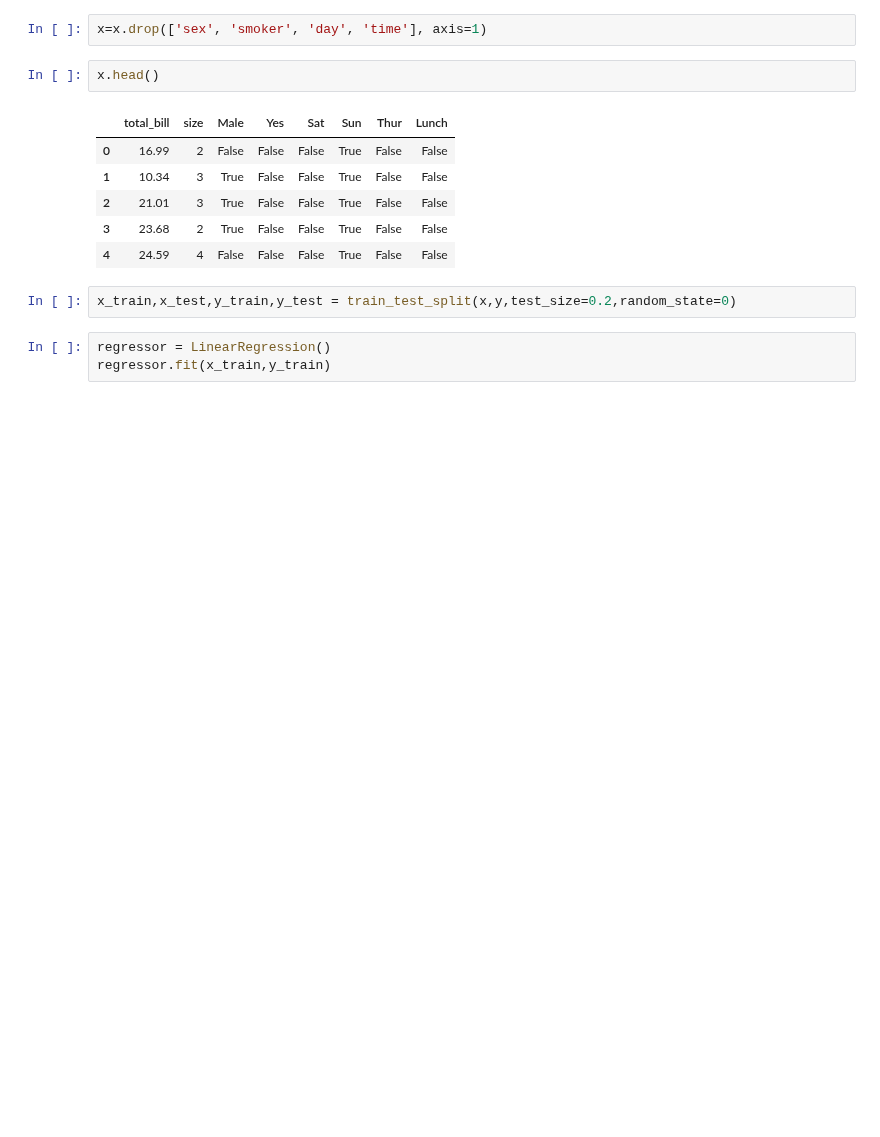
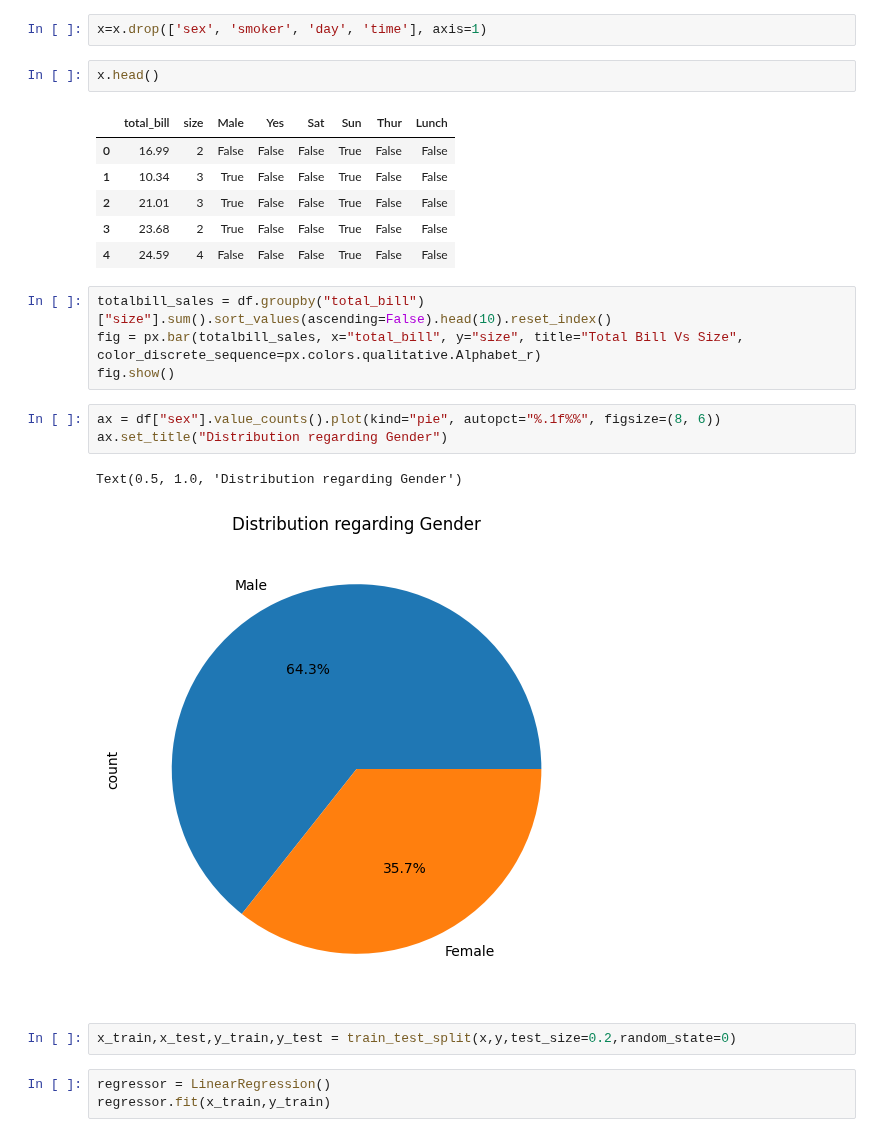
Before and after one commit to Vanshaj14Mohan/AIML-College, a Jupyter notebook: Assignment Five/multiple LR tips.ipynb, the cells around one changed output. Drawn from its saved outputs; the diff is of its cells as text; blank space fills up the shorter version.

```diff
--- a/Assignment Five/multiple LR tips.ipynb
+++ b/Assignment Five/multiple LR tips.ipynb
@@ -156,6 +157,16 @@ x.head()
 | 2 | 21.01 | 3 | True | False | False | True | False | False |
 | 3 | 23.68 | 2 | True | False | False | True | False | False |
 | 4 | 24.59 | 4 | False | False | False | True | False | False |
+# %%
+totalbill_sales = df.groupby("total_bill")["size"].sum().sort_values(ascending=False).head(10).reset_index()
+fig = px.bar(totalbill_sales, x="total_bill", y="size", title="Total Bill Vs Size", color_discrete_sequence=px.colors.qualitative.Alphabet_r)
+fig.show()
+# %%
+ax = df["sex"].value_counts().plot(kind="pie", autopct="%.1f%%", figsize=(8, 6))
+ax.set_title("Distribution regarding Gender")
+# %% [output]
+Text(0.5, 1.0, 'Distribution regarding Gender')
+[figure, added]
 # %%
 x_train,x_test,y_train,y_test = train_test_split(x,y,test_size=0.2,random_state=0)
 # %%
```
Also changed, not shown: parts of 1 cell of this notebook.
